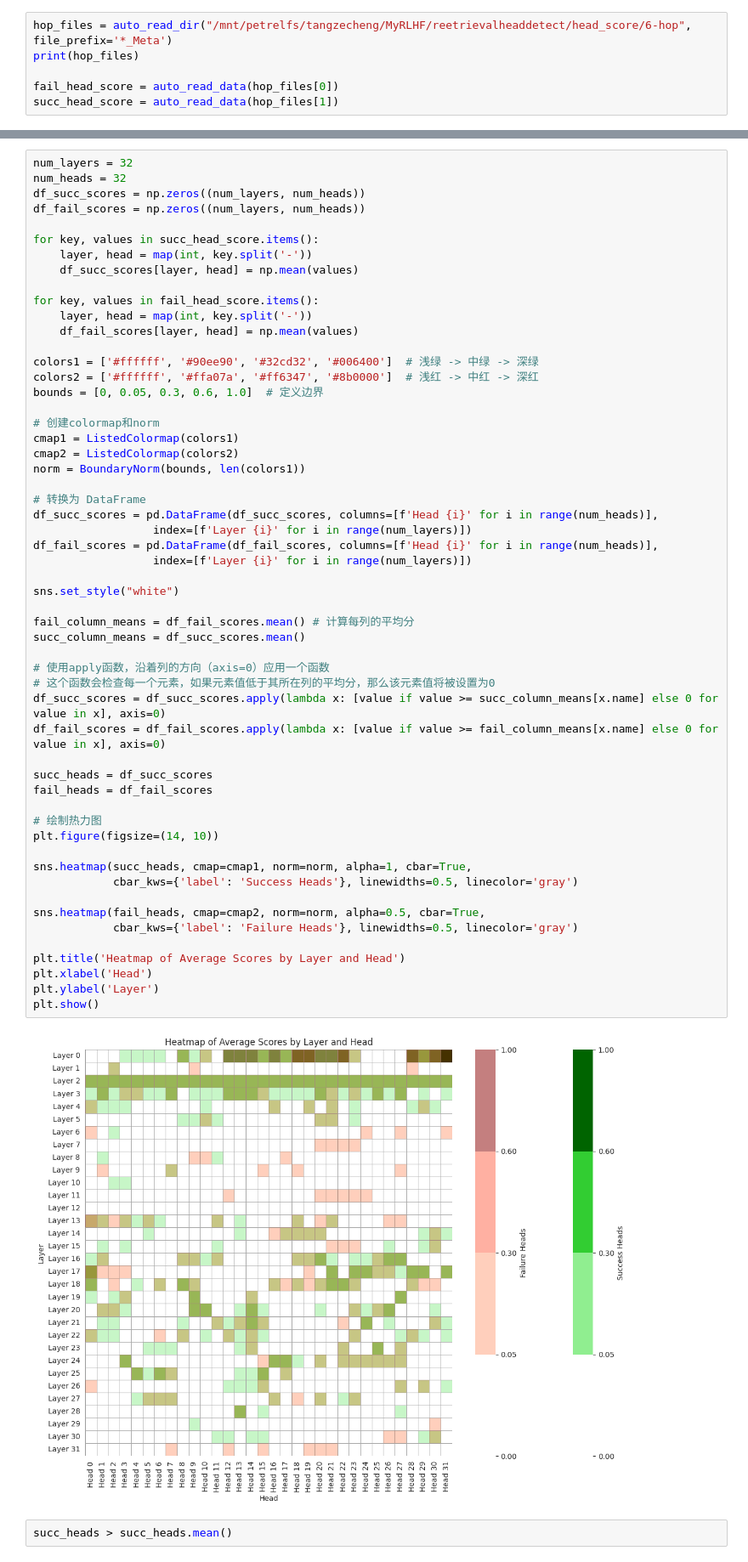
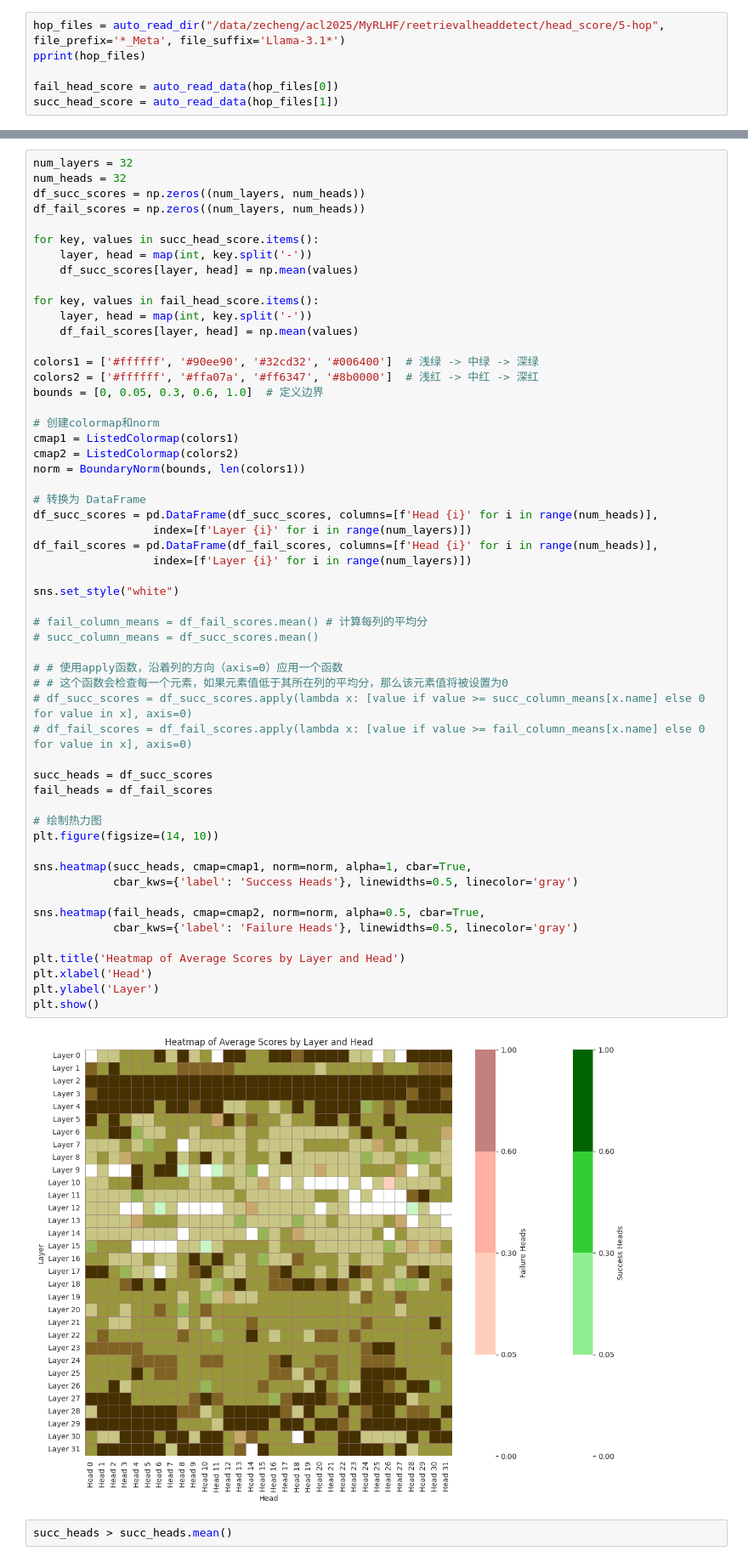
Before and after one commit to ZetangForward/MyRLHF, a Jupyter notebook: reetrievalheaddetect/viz/viz_head.ipynb, the cells around one changed output, grey strips where cells are left out. Shown at 85% size. Saved outputs shown, nothing was run; the diff lists cells and outputs as text.

```diff
--- a/reetrievalheaddetect/viz/viz_head.ipynb
+++ b/reetrievalheaddetect/viz/viz_head.ipynb
@@ -15,6 +14,6 @@ ModelZipper is ready for launch🚀 | Current Version🦄 >>> 0.2.7 <<< | AOE Ti
 # %%
-hop_files = auto_read_dir("/mnt/petrelfs/tangzecheng/MyRLHF/reetrievalheaddetect/head_score/6-hop", file_prefix='*_Meta')
-print(hop_files)
+hop_files = auto_read_dir("/data/zecheng/acl2025/MyRLHF/reetrievalheaddetect/head_score/5-hop", file_prefix='*_Meta', file_suffix='Llama-3.1*')
+pprint(hop_files)
 
 fail_head_score = auto_read_data(hop_files[0])
 succ_head_score = auto_read_data(hop_files[1])
@@ -46,40 +46,40 @@ cmap1 = ListedColormap(colors1)
 cmap2 = ListedColormap(colors2)
 norm = BoundaryNorm(bounds, len(colors1))
 
 # 转换为 DataFrame
 df_succ_scores = pd.DataFrame(df_succ_scores, columns=[f'Head {i}' for i in range(num_heads)],
                   index=[f'Layer {i}' for i in range(num_layers)])
 df_fail_scores = pd.DataFrame(df_fail_scores, columns=[f'Head {i}' for i in range(num_heads)],
                   index=[f'Layer {i}' for i in range(num_layers)])
 
 sns.set_style("white")
 
-fail_column_means = df_fail_scores.mean() # 计算每列的平均分
-succ_column_means = df_succ_scores.mean()
+# fail_column_means = df_fail_scores.mean() # 计算每列的平均分
+# succ_column_means = df_succ_scores.mean()
 
-# 使用apply函数，沿着列的方向（axis=0）应用一个函数
-# 这个函数会检查每一个元素，如果元素值低于其所在列的平均分，那么该元素值将被设置为0
-df_succ_scores = df_succ_scores.apply(lambda x: [value if value >= succ_column_means[x.name] else 0 for value in x], axis=0)
-df_fail_scores = df_fail_scores.apply(lambda x: [value if value >= fail_column_means[x.name] else 0 for value in x], axis=0)
+# # 使用apply函数，沿着列的方向（axis=0）应用一个函数
+# # 这个函数会检查每一个元素，如果元素值低于其所在列的平均分，那么该元素值将被设置为0
+# df_succ_scores = df_succ_scores.apply(lambda x: [value if value >= succ_column_means[x.name] else 0 for value in x], axis=0)
+# df_fail_scores = df_fail_scores.apply(lambda x: [value if value >= fail_column_means[x.name] else 0 for value in x], axis=0)
 
 succ_heads = df_succ_scores
 fail_heads = df_fail_scores
 
 # 绘制热力图
 plt.figure(figsize=(14, 10))
 
 sns.heatmap(succ_heads, cmap=cmap1, norm=norm, alpha=1, cbar=True,
             cbar_kws={'label': 'Success Heads'}, linewidths=0.5, linecolor='gray')
 
 sns.heatmap(fail_heads, cmap=cmap2, norm=norm, alpha=0.5, cbar=True,
             cbar_kws={'label': 'Failure Heads'}, linewidths=0.5, linecolor='gray')
 
 plt.title('Heatmap of Average Scores by Layer and Head')
 plt.xlabel('Head')
 plt.ylabel('Layer')
 plt.show()
 # %% [output]
-[figure, old version]
+[figure, new version]
 # %%
 succ_heads > succ_heads.mean()
 # %% [output]
```
Also changed, not shown: parts of 2 cells of this notebook, 2 other files.
